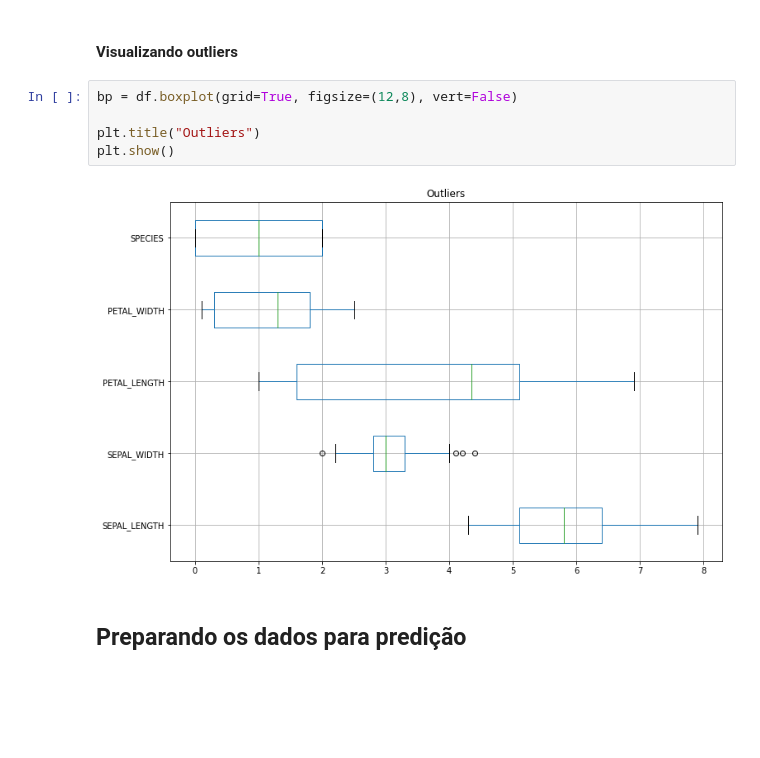
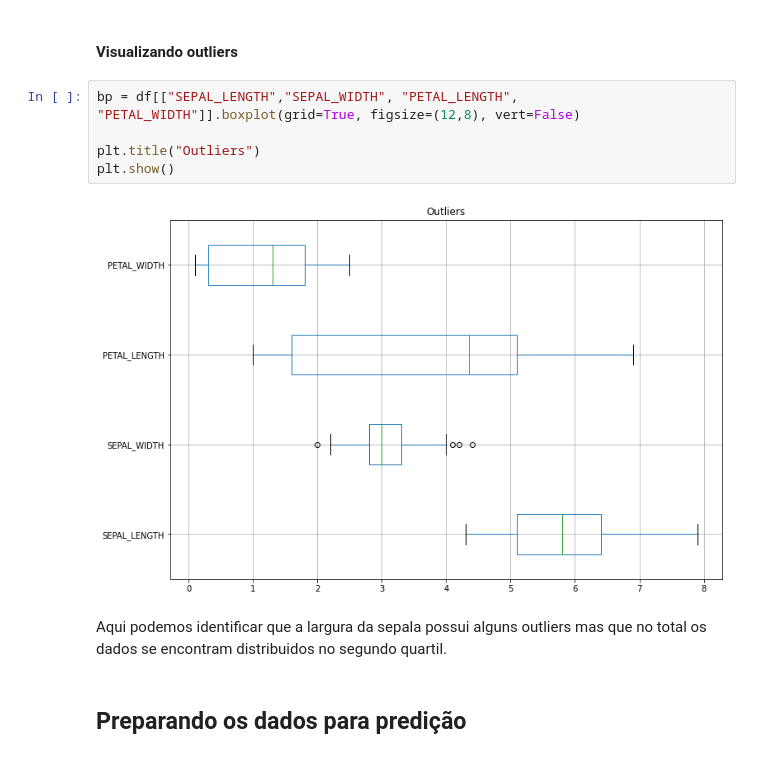
Before and after one commit to Angelicogfa/PortifolioDataScience, a Jupyter notebook: Iris/iris.ipynb, the cells around one changed output. Cells and saved outputs as stored; diff of their text form; blank space fills up the shorter version.

Commit message:
inclusao de conclusao sobre boxplot

```diff
--- a/Iris/iris.ipynb
+++ b/Iris/iris.ipynb
@@ -137,12 +137,14 @@ plt.show()
 # %% [markdown]
 #### Visualizando outliers
 # %%
-bp = df.boxplot(grid=True, figsize=(12,8), vert=False)
+bp = df[["SEPAL_LENGTH","SEPAL_WIDTH", "PETAL_LENGTH", "PETAL_WIDTH"]].boxplot(grid=True, figsize=(12,8), vert=False)
 
 plt.title("Outliers")
 plt.show()
 # %% [output]
-[figure, old version]
+[figure, new version]
+# %% [markdown]
+Aqui podemos identificar que a largura da sepala possui alguns outliers mas que no total os dados se encontram distribuidos no segundo quartil.
 # %% [markdown]
 ## Preparando os dados para predição
 # %%
```
Also changed, not shown: parts of 1 cell of this notebook.
